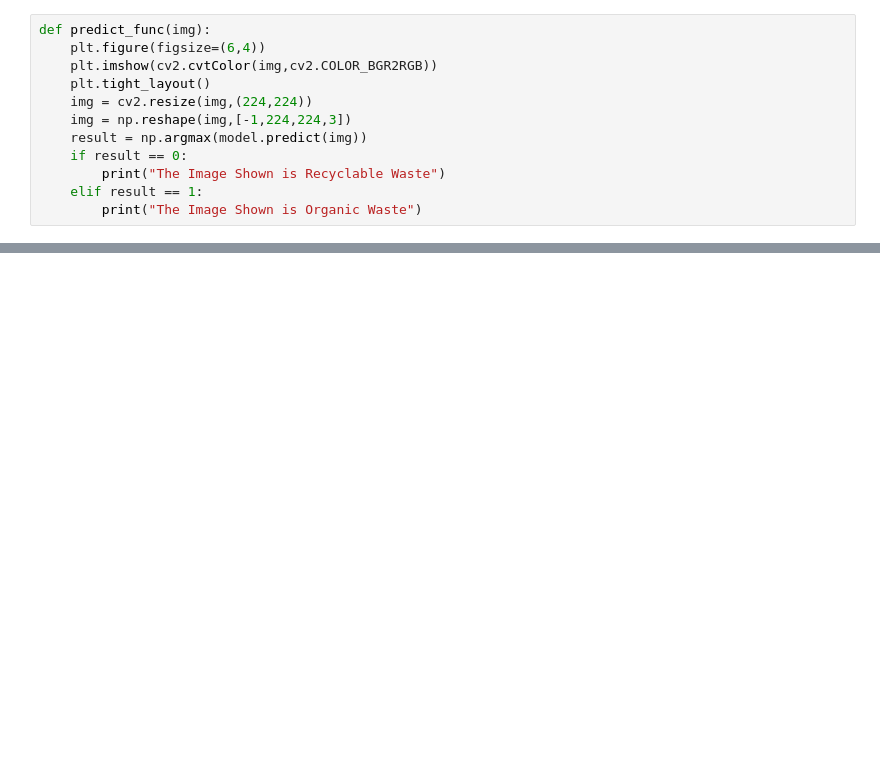
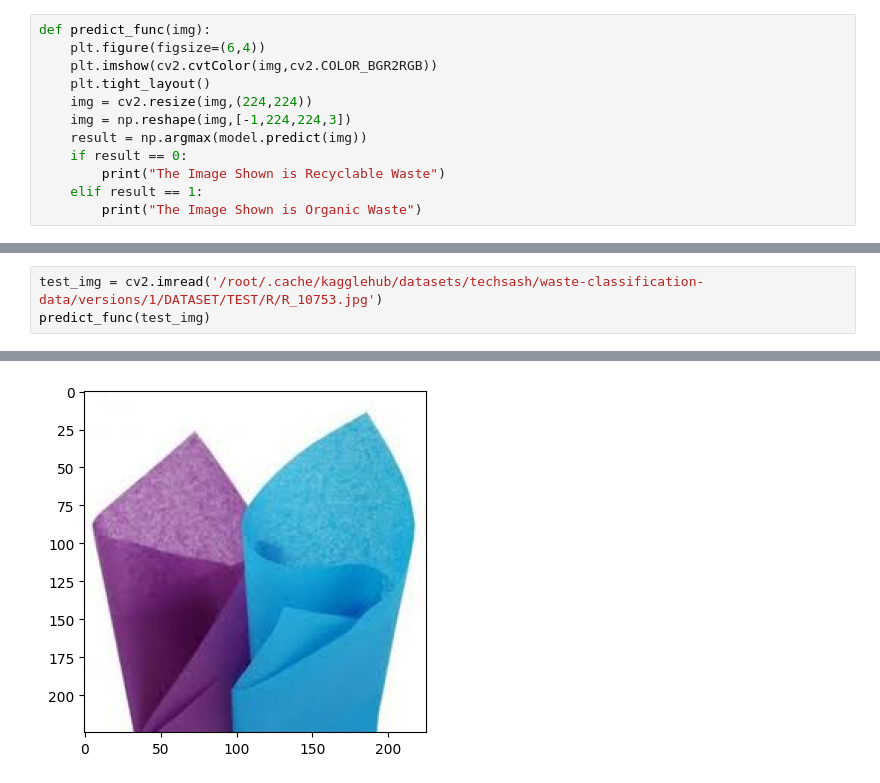
Before and after one commit to Venkat-6105/Waste-Classification-Using-CNN-Model, a Jupyter notebook: WM_CNN.ipynb, the cells around one changed output, grey strips where cells are left out. Drawn from its saved outputs; the diff is of its cells as text; blank space fills up the shorter version.

```diff
--- a/WM_CNN.ipynb
+++ b/WM_CNN.ipynb
@@ -202,0 +190,4 @@ The Image Shown is Organic Waste
+# %%
+test_img = cv2.imread('/root/.cache/kagglehub/datasets/techsash/waste-classification-data/versions/1/DATASET/TEST/R/R_10753.jpg')
+predict_func(test_img)
+# %% [output]
@@ -202,0 +196 @@ The Image Shown is Organic Waste
+[figure, added]
```
Also changed, not shown: parts of 10 cells of this notebook.
